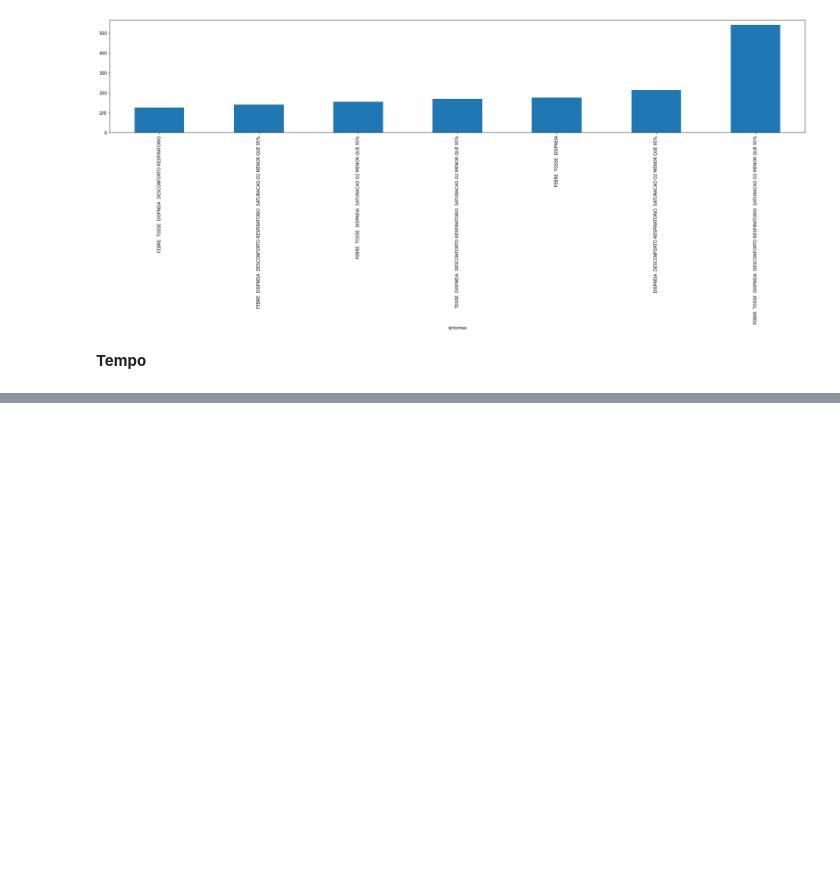
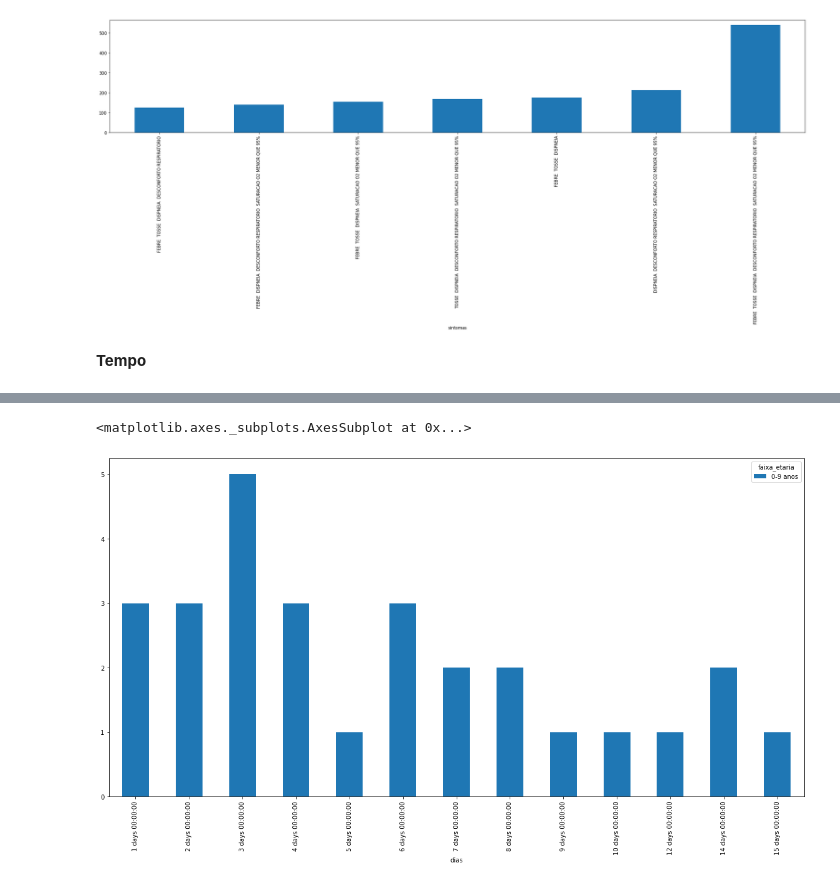
Before and after one commit to tiagopessoalima/covid-19, a Jupyter notebook: obito_pe.ipynb, the cells around one changed output, grey strips where cells are left out. Cells and saved outputs as stored; diff of their text form; code cells hidden in the pictures; blank space fills up the shorter version.

```diff
--- a/obito_pe.ipynb
+++ b/obito_pe.ipynb
@@ -161,0 +175,7 @@ dias.plot.bar(figsize=(30,5))
+# %%
+faixa_etaria = '0-9 anos'
+dias_faixa_etaria = tempo[tempo.faixa_etaria == faixa_etaria].groupby(['dias','faixa_etaria'])
+dias_faixa_etaria.size().unstack(1).plot.bar(figsize=(20,10))
+# %% [output]
+<matplotlib.axes._subplots.AxesSubplot at 0x...>
+[figure, added]
```
Also changed, not shown: parts of 11 cells of this notebook.
